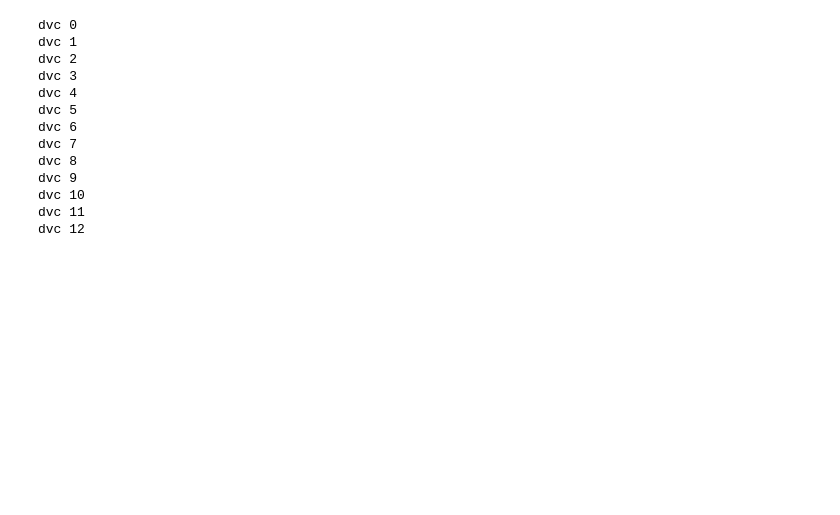
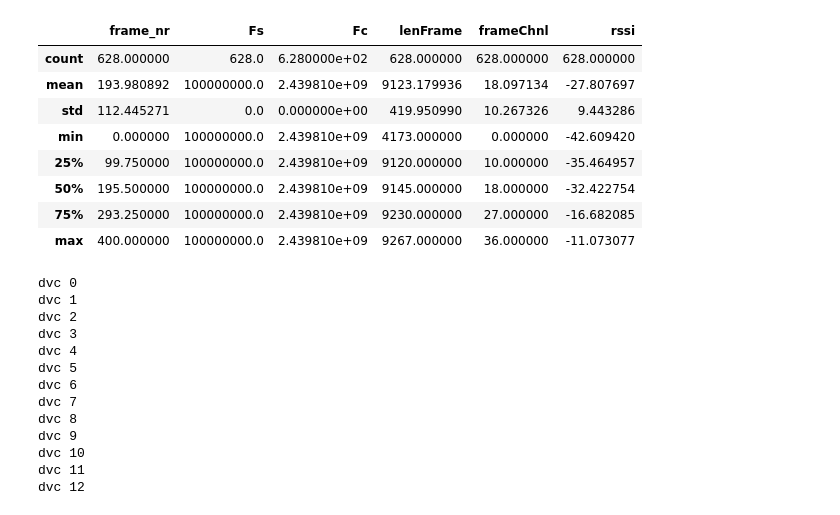
Before and after one commit to mkashani-phd/BLEWBAN_Dataset, a Jupyter notebook: src/Analysis.ipynb, the cells around one changed output. Cells and saved outputs as stored; diff of their text form; code cells hidden in the pictures; blank space fills up the shorter version.

```diff
--- a/src/Analysis.ipynb
+++ b/src/Analysis.ipynb
@@ -26,3 +41,16 @@ df.describe().iloc[1:3,3]
+# %%
+df = pd.DataFrame(list(BLE.onBody.find({"placement": 'fornTorso', 'side': 'right','antenna': 'right', 'pos': 'moving'})))
+df.describe()
+# %% [output]
+|  | frame_nr | Fs | Fc | lenFrame | frameChnl | rssi |
+| count | 628.000000 | 628.0 | 6.280000e+02 | 628.000000 | 628.000000 | 628.000000 |
+| mean | 193.980892 | 100000000.0 | 2.439810e+09 | 9123.179936 | 18.097134 | -27.807697 |
+| std | 112.445271 | 0.0 | 0.000000e+00 | 419.950990 | 10.267326 | 9.443286 |
+| min | 0.000000 | 100000000.0 | 2.439810e+09 | 4173.000000 | 0.000000 | -42.609420 |
+| 25% | 99.750000 | 100000000.0 | 2.439810e+09 | 9120.000000 | 10.000000 | -35.464957 |
+| 50% | 195.500000 | 100000000.0 | 2.439810e+09 | 9145.000000 | 18.000000 | -32.422754 |
+| 75% | 293.250000 | 100000000.0 | 2.439810e+09 | 9230.000000 | 27.000000 | -16.682085 |
+| max | 400.000000 | 100000000.0 | 2.439810e+09 | 9267.000000 | 36.000000 | -11.073077 |
 # %%
 dvc_nr = 13
 dvc_pos = 7
```
Also changed, not shown: parts of 2 cells of this notebook.
